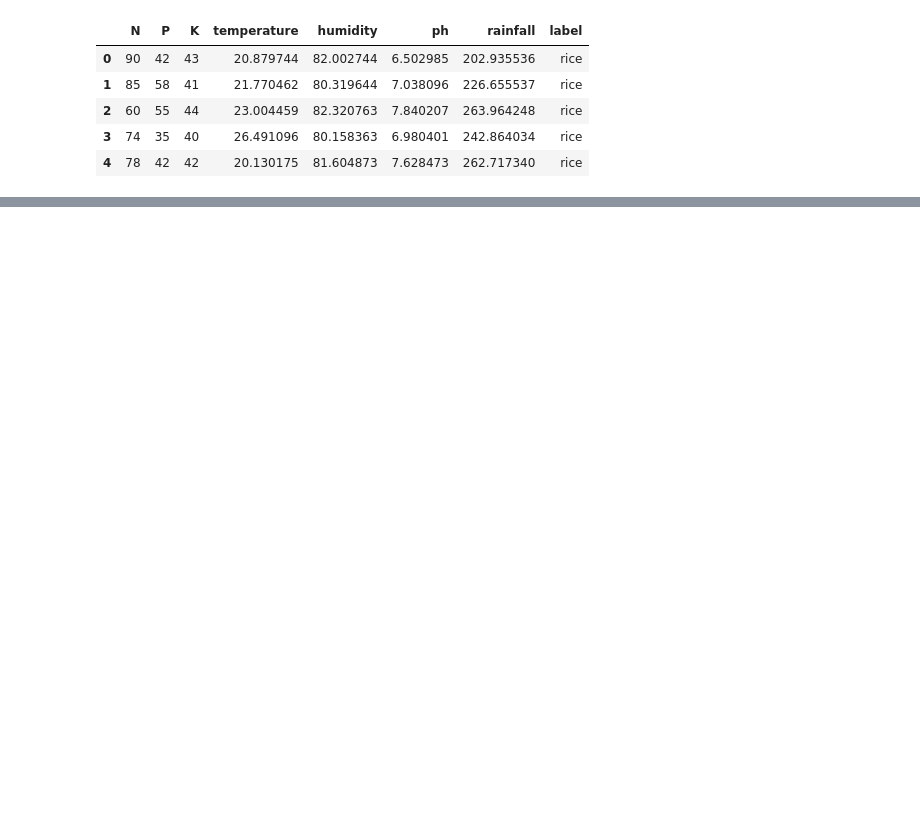
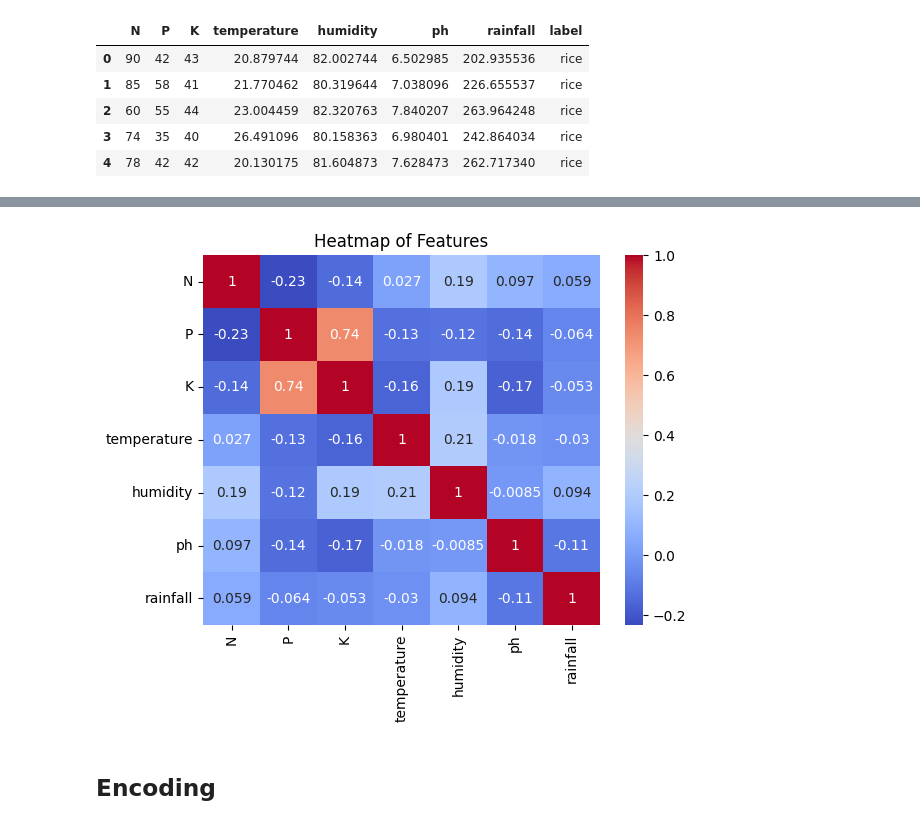
Before and after one commit to VChaitanyaKumar/Crop_And_Fertiliser_Recommendation_System_Using_ML, a Jupyter notebook: Crop_Recommandation.ipynb, the cells around one changed output, grey strips where cells are left out. Drawn from its saved outputs; the diff is of its cells as text; code cells hidden in the pictures; blank space fills up the shorter version.

```diff
--- a/Crop_Recommandation.ipynb
+++ b/Crop_Recommandation.ipynb
@@ -36,0 +134,5 @@ memory usage: 137.6+ KB
+# %%
+# check the correlation of the features
+numeric_columns = crop.select_dtypes(include=[np.number])
+corr = numeric_columns.corr()
+corr
@@ -36,0 +148,10 @@ memory usage: 137.6+ KB
+# %%
+# Visualize the correlation matrix
+import seaborn as sns
+sns.heatmap(corr,annot=True,cbar=True,cmap='coolwarm')
+plt.title("Heatmap of Features")
+plt.show()
+# %% [output]
+[figure, added]
+# %% [markdown]
+## Encoding
```
Also changed, not shown: parts of 40 cells of this notebook.
